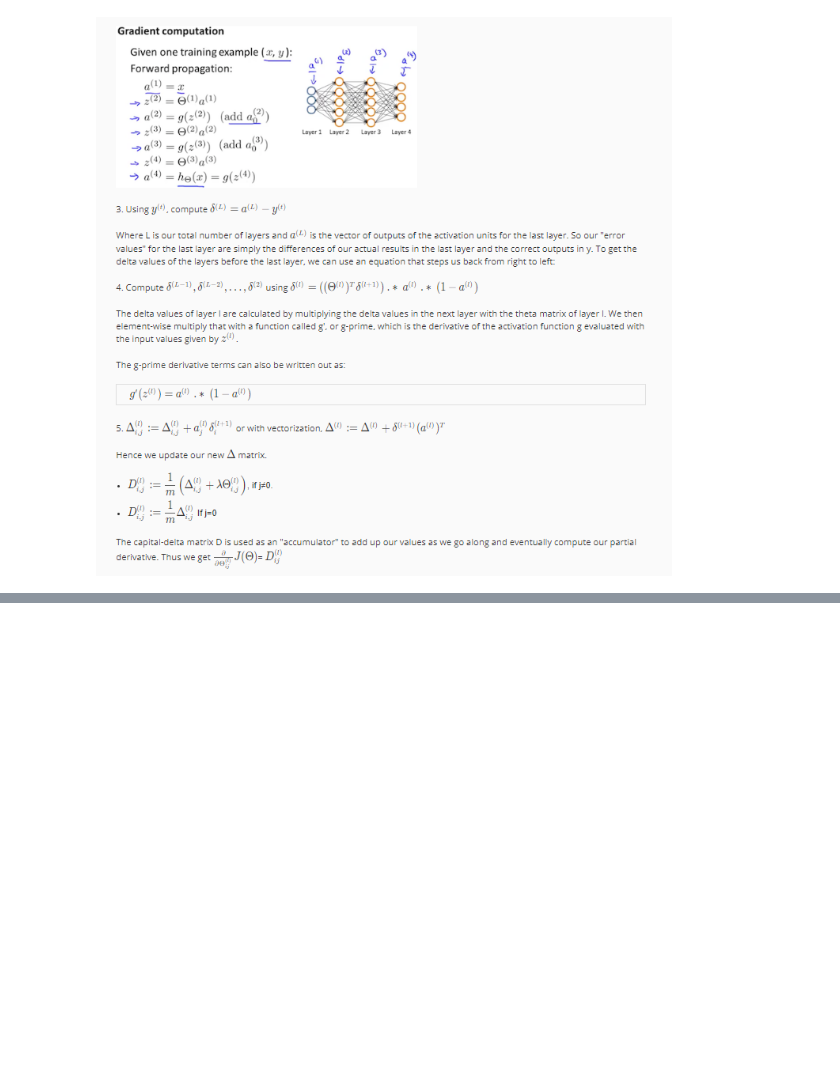
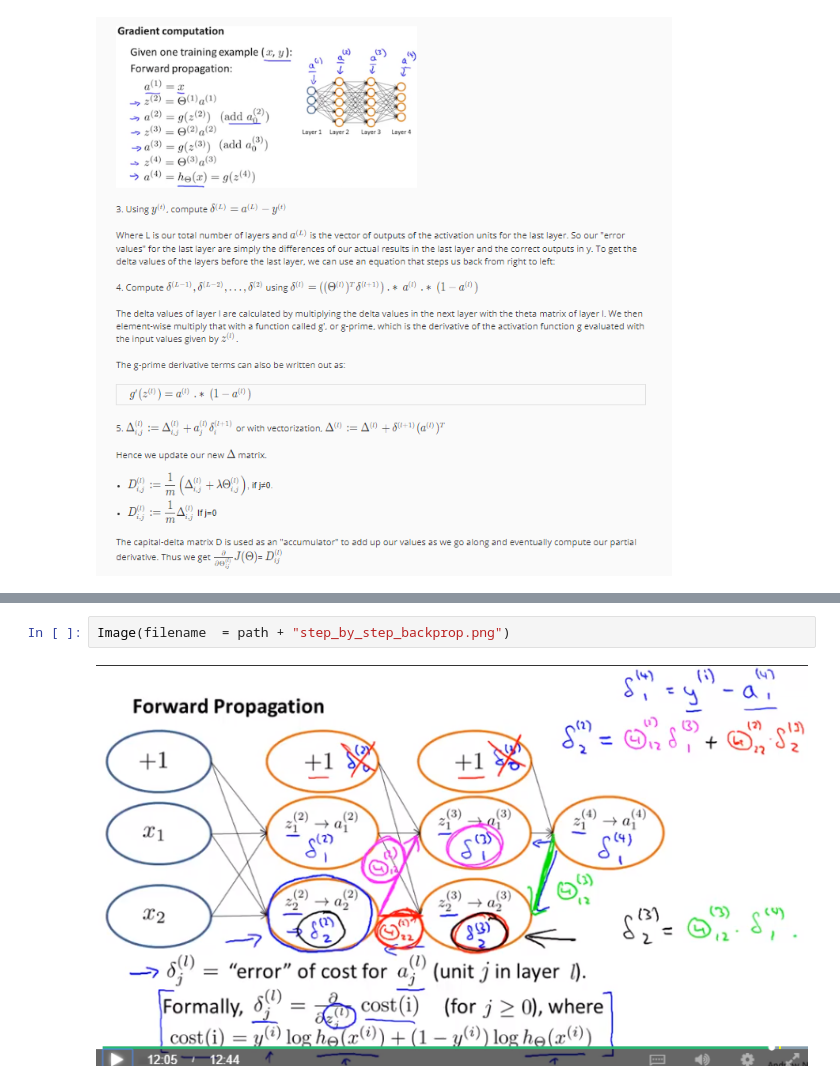
Before and after one commit to louloret/Andrew-NG-Machine-Learning, a Jupyter notebook: Week 5 Neural Nets Cost Function and Backpropagation-checkpoint.ipynb, the cells around one changed output, grey strips where cells are left out. Drawn from its saved outputs; the diff is of its cells as text; blank space fills up the shorter version.

```diff
--- a/Week 5 Neural Nets Cost Function and Backpropagation-checkpoint.ipynb
+++ b/Week 5 Neural Nets Cost Function and Backpropagation-checkpoint.ipynb
@@ -98,0 +128,4 @@ Image(filename  = path + "backprop_summary2.png")
+# %%
+Image(filename  = path + "step_by_step_backprop.png")
+# %% [output]
+[figure, added]
```
Also changed, not shown: parts of 8 cells of this notebook.
